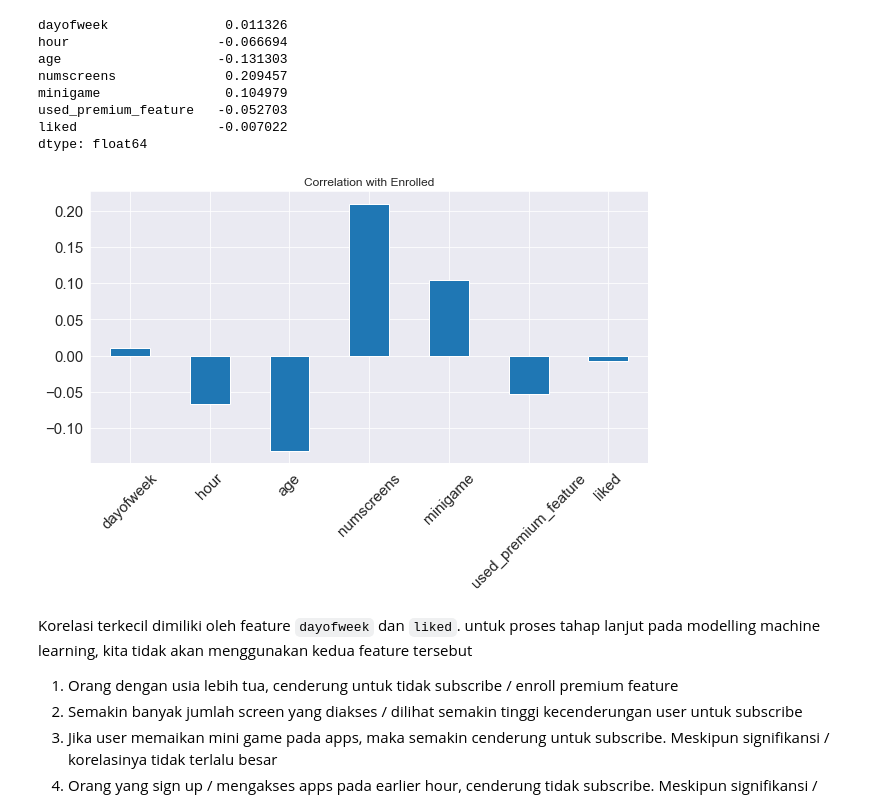
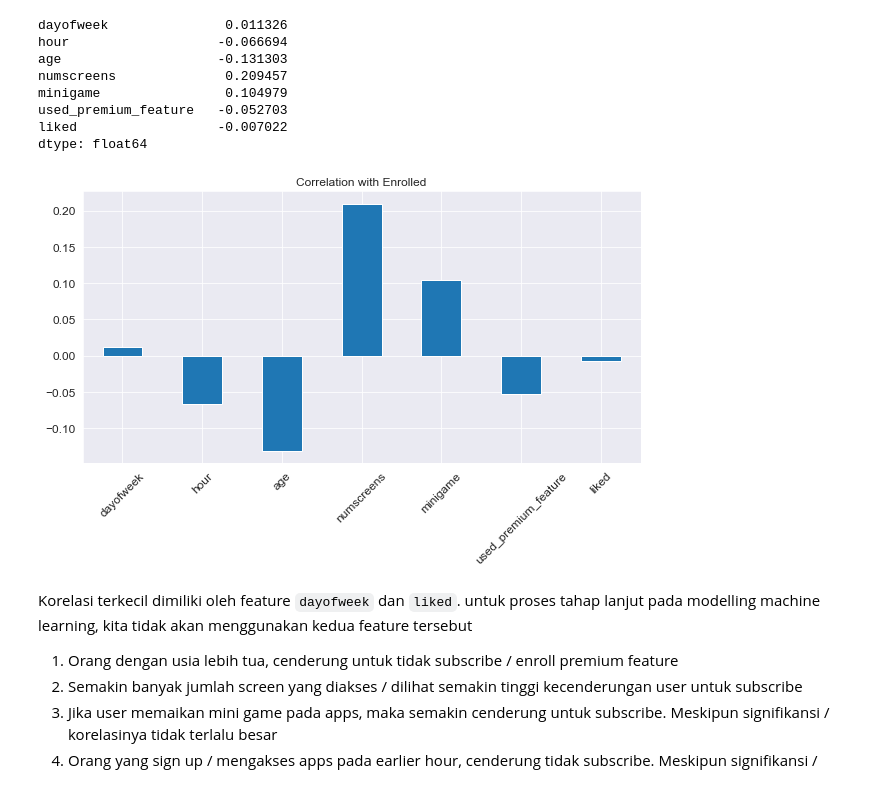
Before and after one commit to abdurrahmanshidiq/FINAL_PROJECT_FIX, a Jupyter notebook: FP02_Data_Visualization.ipynb, the cells around one changed output. Cells and saved outputs as stored; diff of their text form; code cells hidden in the pictures.

```diff
--- a/FP02_Data_Visualization.ipynb
+++ b/FP02_Data_Visualization.ipynb
@@ -584,10 +1134,11 @@ liked                  -0.007022
 dtype: float64
 # %%
 datacor.corrwith(data['enrolled']).plot.bar(figsize=(10,5),
-                                                     title='Correlation with Enrolled',fontsize=15, rot=45 )
+                                            title='Correlation with Enrolled',
+                                            fontsize=12, rot=45 )
 plt.show()
 # %% [output]
-[figure, old version]
+[figure, new version]
 # %% [markdown]
 Korelasi terkecil dimiliki oleh feature `dayofweek` dan `liked`. untuk proses tahap lanjut pada modelling machine learning, kita tidak akan menggunakan kedua feature tersebut
 
```
Also changed, not shown: parts of 59 cells of this notebook, 2 other files.
